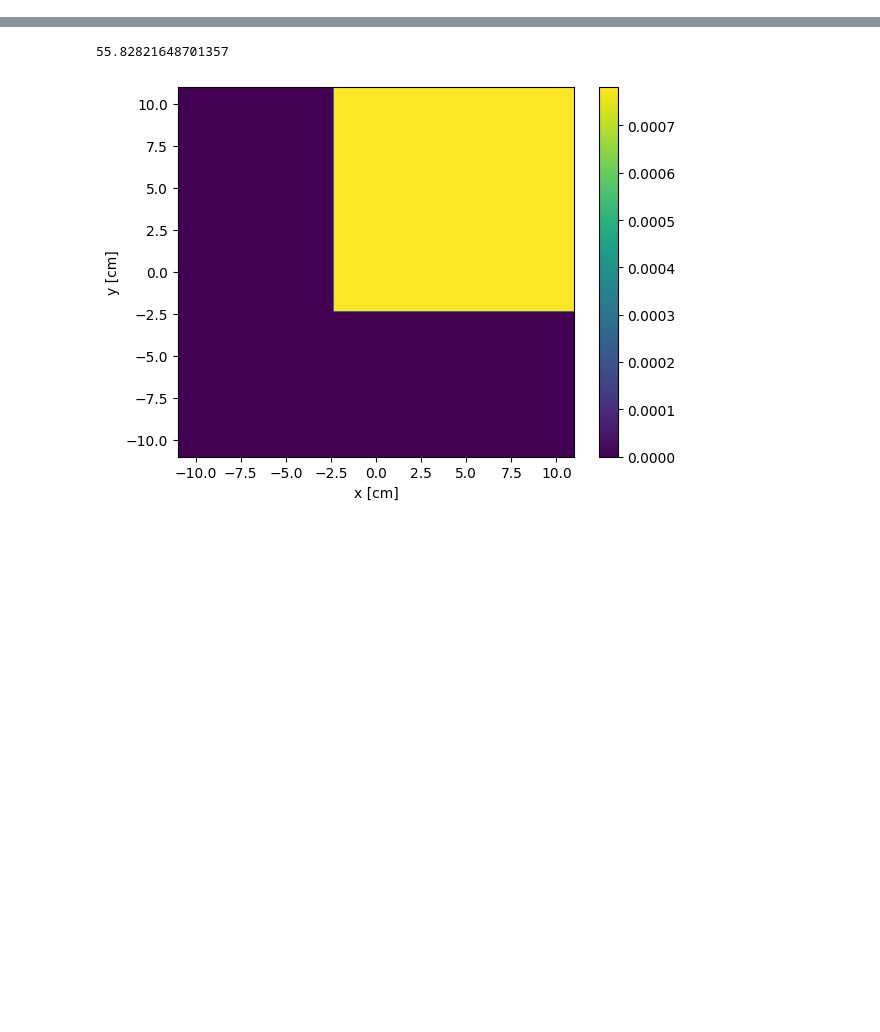
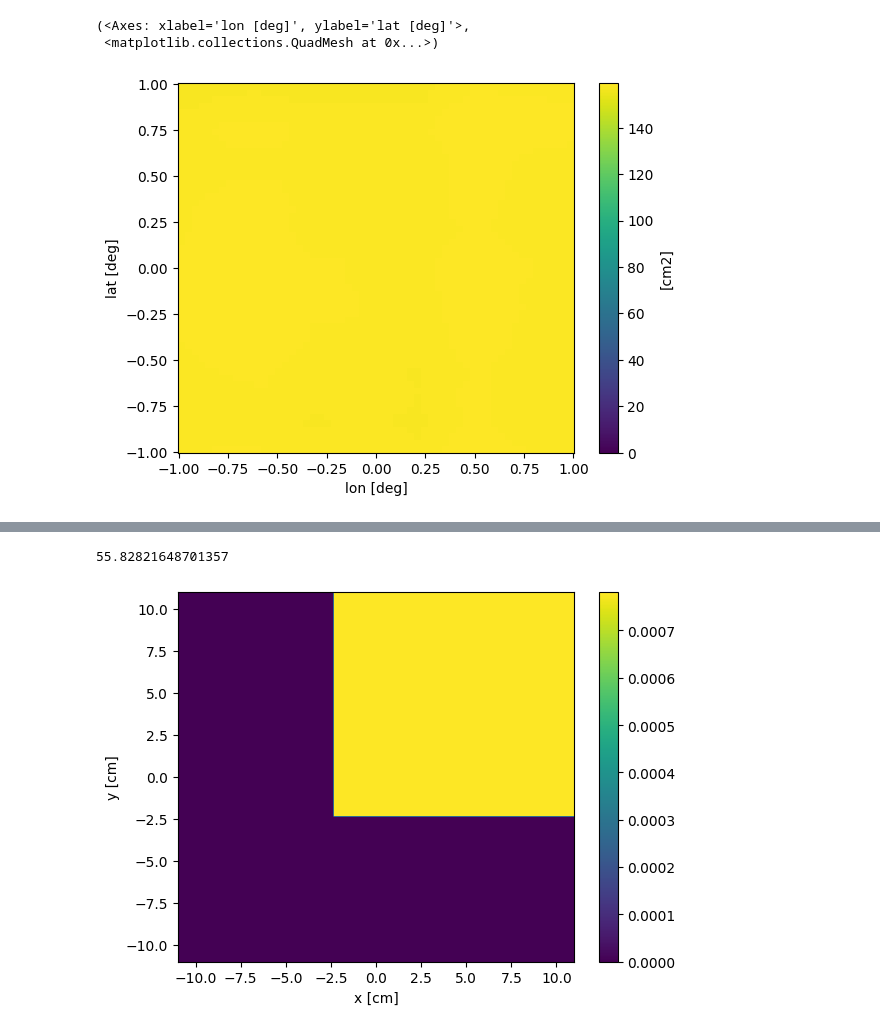
Before and after one commit to israelmcmc-ai/gammaraytoys, a Jupyter notebook: docs/examples/toy_cmd_3d.ipynb, the cells around one changed output, grey strips where cells are left out. Cells and saved outputs as stored; diff of their text form; code cells hidden in the pictures; blank space fills up the shorter version.

```diff
--- a/docs/examples/toy_cmd_3d.ipynb
+++ b/docs/examples/toy_cmd_3d.ipynb
@@ -29,6 +35,12 @@ coord = SkyCoord(l = -10*u.deg, b = -10*u.deg, frame = 'galactic')
 
 flux = 1/u.cm/u.cm/u.s
 duration = 1*u.s
+# %%
+det.response.project('lon','lat').plot(vmin = 0)
+# %% [output]
+(<Axes: xlabel='lon [deg]', ylabel='lat [deg]'>,
+ <matplotlib.collections.QuadMesh at 0x...>)
+[figure, added]
 # %%
 shadowgram = det.point_source_response(flux, duration, coord)
 print(np.sum(shadowgram))
```
Also changed, not shown: parts of 64 cells of this notebook, 3 other files.
